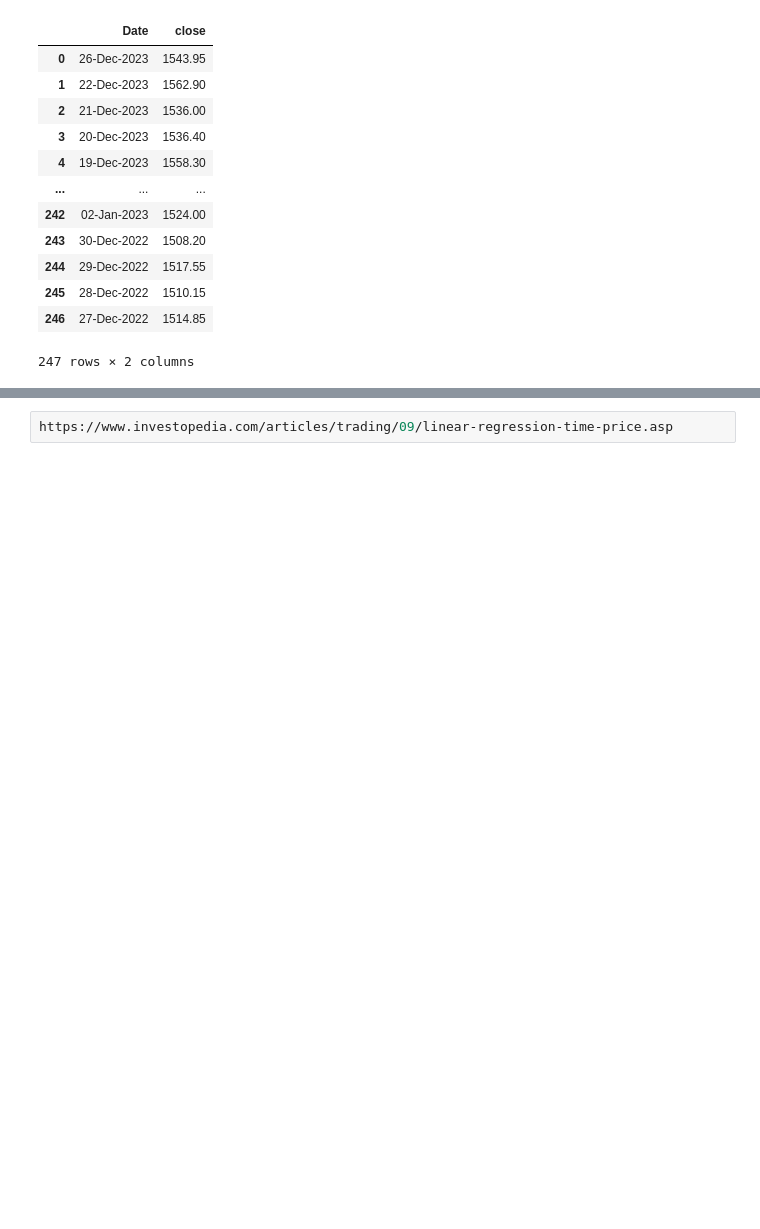
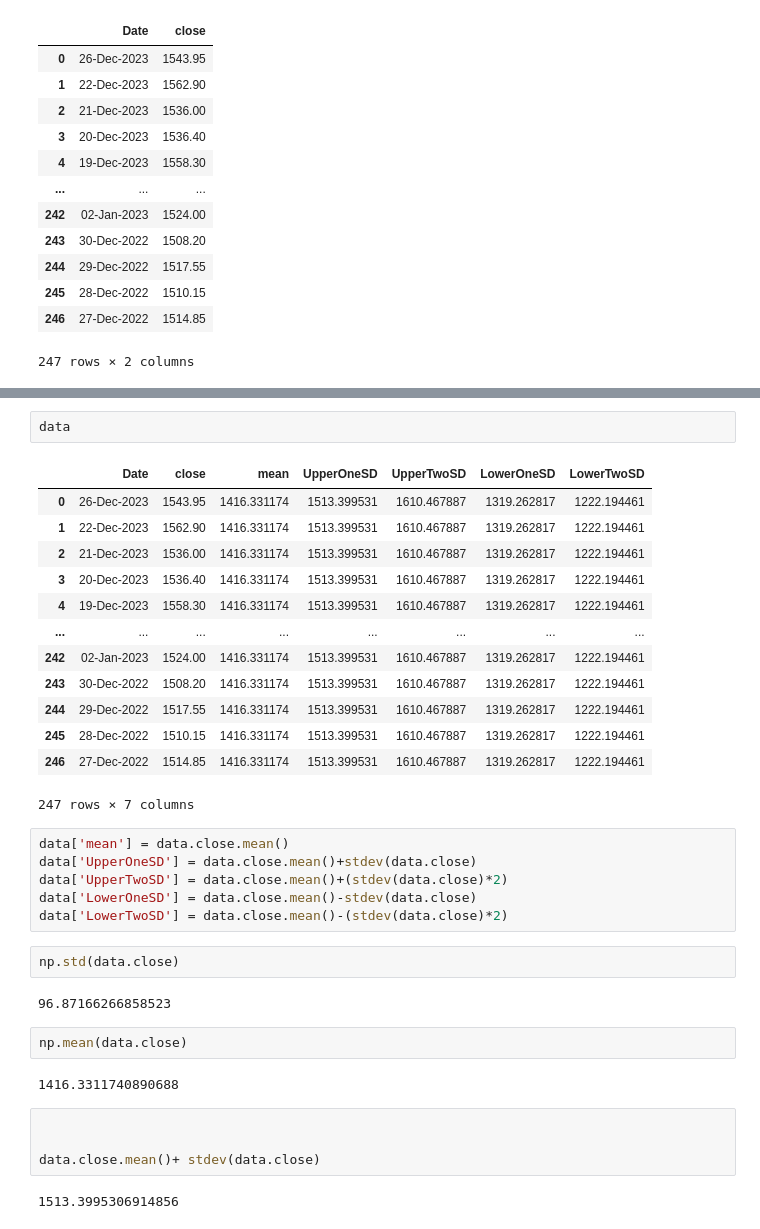
Before and after one commit to isouravsharma/learning_statistics, a Jupyter notebook: LinearRegessionINFY.ipynb, the cells around one changed output, grey strips where cells are left out. Cells and saved outputs as stored; diff of their text form; blank space fills up the shorter version.

```diff
--- a/LinearRegessionINFY.ipynb
+++ b/LinearRegessionINFY.ipynb
@@ -54,2 +56,36 @@ data.plot();
-# %%
-https://www.investopedia.com/articles/trading/09/linear-regression-time-price.asp
+# %%
+data
+# %% [output]
+|  | Date | close | mean | UpperOneSD | UpperTwoSD | LowerOneSD | LowerTwoSD |
+| 0 | 26-Dec-2023 | 1543.95 | 1416.331174 | 1513.399531 | 1610.467887 | 1319.262817 | 1222.194461 |
+| 1 | 22-Dec-2023 | 1562.90 | 1416.331174 | 1513.399531 | 1610.467887 | 1319.262817 | 1222.194461 |
+| 2 | 21-Dec-2023 | 1536.00 | 1416.331174 | 1513.399531 | 1610.467887 | 1319.262817 | 1222.194461 |
+| 3 | 20-Dec-2023 | 1536.40 | 1416.331174 | 1513.399531 | 1610.467887 | 1319.262817 | 1222.194461 |
+| 4 | 19-Dec-2023 | 1558.30 | 1416.331174 | 1513.399531 | 1610.467887 | 1319.262817 | 1222.194461 |
+| ... | ... | ... | ... | ... | ... | ... | ... |
+| 242 | 02-Jan-2023 | 1524.00 | 1416.331174 | 1513.399531 | 1610.467887 | 1319.262817 | 1222.194461 |
+| 243 | 30-Dec-2022 | 1508.20 | 1416.331174 | 1513.399531 | 1610.467887 | 1319.262817 | 1222.194461 |
+| 244 | 29-Dec-2022 | 1517.55 | 1416.331174 | 1513.399531 | 1610.467887 | 1319.262817 | 1222.194461 |
+| 245 | 28-Dec-2022 | 1510.15 | 1416.331174 | 1513.399531 | 1610.467887 | 1319.262817 | 1222.194461 |
+| 246 | 27-Dec-2022 | 1514.85 | 1416.331174 | 1513.399531 | 1610.467887 | 1319.262817 | 1222.194461 |
+247 rows × 7 columns
+# %%
+data['mean'] = data.close.mean()
+data['UpperOneSD'] = data.close.mean()+stdev(data.close)
+data['UpperTwoSD'] = data.close.mean()+(stdev(data.close)*2)
+data['LowerOneSD'] = data.close.mean()-stdev(data.close)
+data['LowerTwoSD'] = data.close.mean()-(stdev(data.close)*2)
+# %%
+np.std(data.close)
+# %% [output]
+96.87166266858523
+# %%
+np.mean(data.close)
+# %% [output]
+1416.3311740890688
+# %%
+
+
+data.close.mean()+ stdev(data.close)
+# %% [output]
+1513.3995306914856
```
Also changed, not shown: parts of 2 cells of this notebook, 4 other files.
